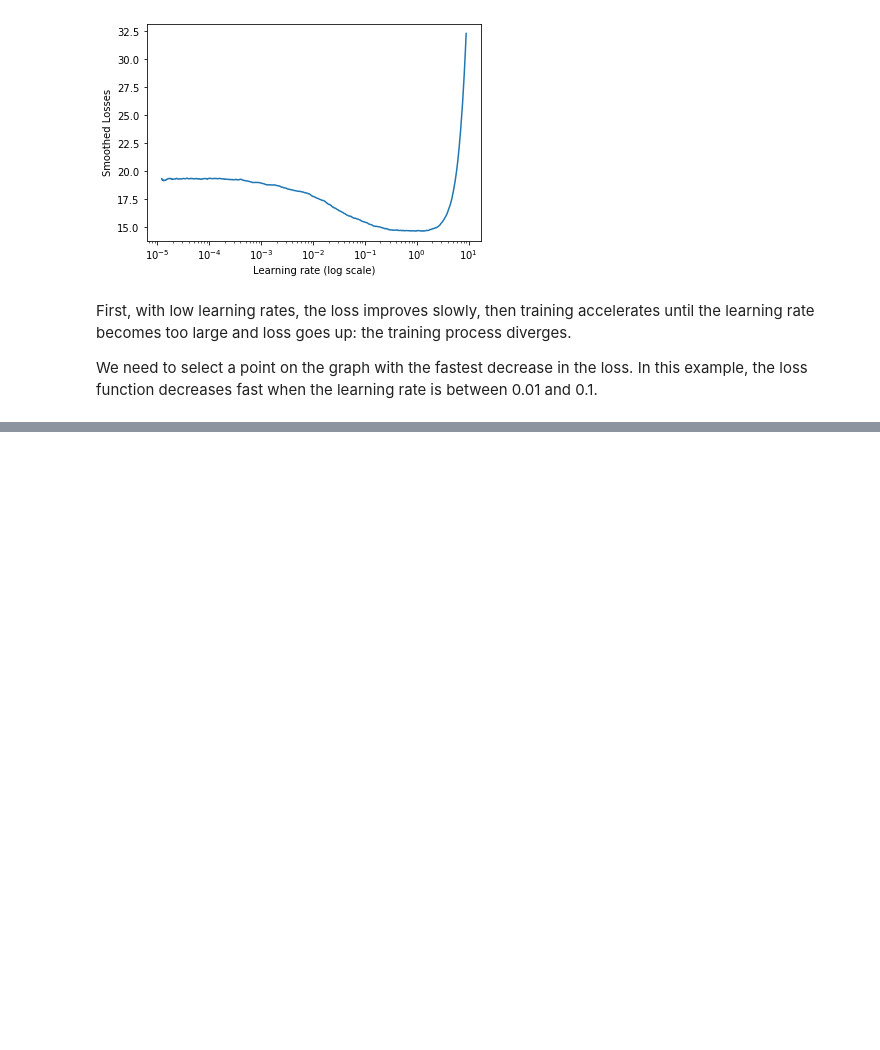
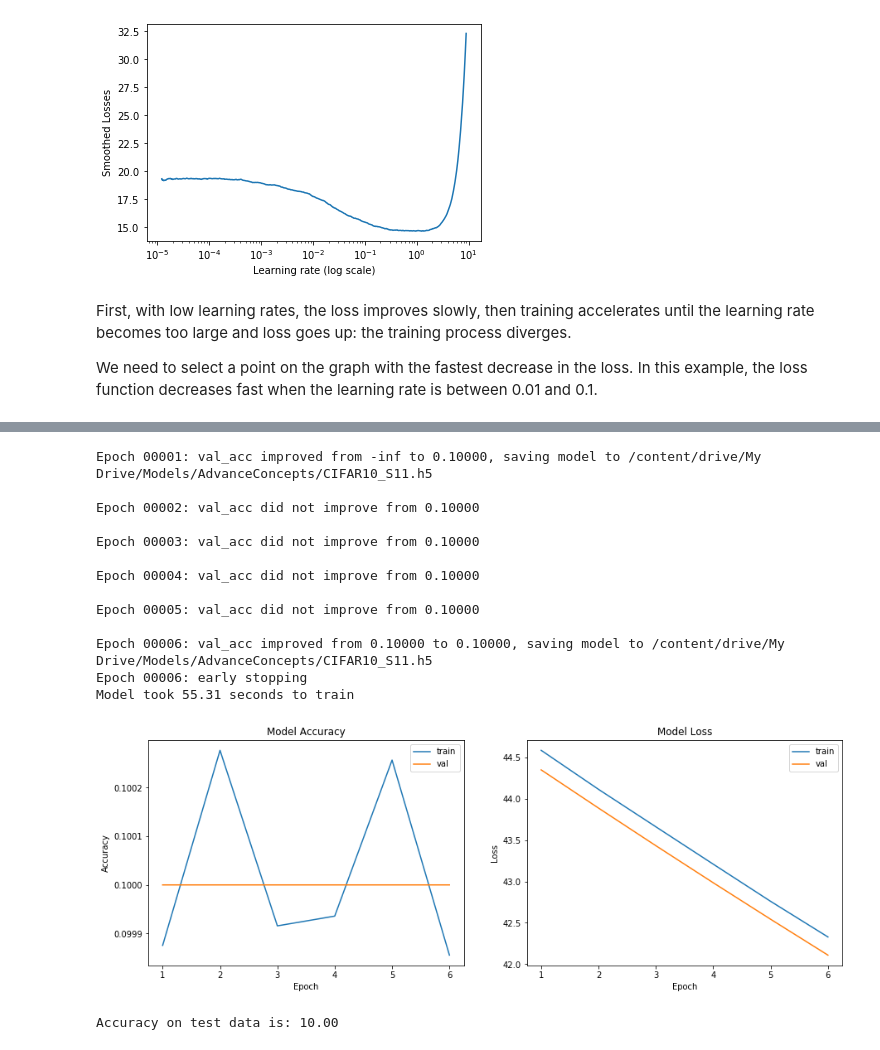
Before and after one commit to gkdivya/ComputerVisionAI, a Jupyter notebook: 11.AdvancedConcepts/CIFAR10-LRFinder.ipynb, the cells around one changed output, grey strips where cells are left out. Drawn from its saved outputs; the diff is of its cells as text; code cells hidden in the pictures; blank space fills up the shorter version.

```diff
--- a/11.AdvancedConcepts/CIFAR10-LRFinder.ipynb
+++ b/11.AdvancedConcepts/CIFAR10-LRFinder.ipynb
@@ -388,18 +397,38 @@ We need to select a point on the graph with the fastest decrease in the loss. In
 # %%
 reduce_lr = ReduceLROnPlateau(monitor='val_loss', factor=0.2, patience=5, min_lr=0.001)
-checkpointer = ModelCheckpoint(filepath='../content/drive/My Drive/Models/AdvanceConcepts/CIFAR10_S11.h5', monitor='val_acc', mode='auto', verbose = 1, save_best_only=True)
+checkpoint = ModelCheckpoint(filepath='/content/drive/My Drive/Models/AdvanceConcepts/CIFAR10_S11.h5',
+                               monitor='val_acc', mode='auto', verbose = 1, save_best_only=True)
+# define early stopping callback
+earlystop = EarlyStopping(monitor='val_acc', min_delta=0.0001, patience=5, \
+                          verbose=1, mode='auto')
 
 sgd = optimizers.SGD(lr=0.01, decay=0, momentum=0.9, nesterov=False)
 model.compile(optimizer=sgd, loss='categorical_crossentropy', metrics=['accuracy'])
 # train the model
 start = time.time()
 # Train the model
 model_info = model.fit_generator(datagen.flow(X_train, Y_train, batch_size = 128),
                                  samples_per_epoch = train_features.shape[0], nb_epoch = 100,
-                                 validation_data = (X_test, Y_test), verbose=0, callbacks=[reduce_lr])
+                                 validation_data = (X_test, Y_test), verbose=0, callbacks=[reduce_lr, checkpoint, earlystop])
 end = time.time()
 print ("Model took %0.2f seconds to train"%(end - start))
 # plot model history
 plot_model_history(model_info)
 # compute test accuracy
 print ("Accuracy on test data is: %0.2f"%accuracy(X_test, Y_test, model))
+# %% [output]
+Epoch 00001: val_acc improved from -inf to 0.10000, saving model to /content/drive/My Drive/Models/AdvanceConcepts/CIFAR10_S11.h5
+
+Epoch 00002: val_acc did not improve from 0.10000
+
+Epoch 00003: val_acc did not improve from 0.10000
+
+Epoch 00004: val_acc did not improve from 0.10000
+
+Epoch 00005: val_acc did not improve from 0.10000
+
+Epoch 00006: val_acc improved from 0.10000 to 0.10000, saving model to /content/drive/My Drive/Models/AdvanceConcepts/CIFAR10_S11.h5
+Epoch 00006: early stopping
+Model took 55.31 seconds to train
+[figure, added]
+Accuracy on test data is: 10.00
```
Also changed, not shown: parts of 2 cells of this notebook.
